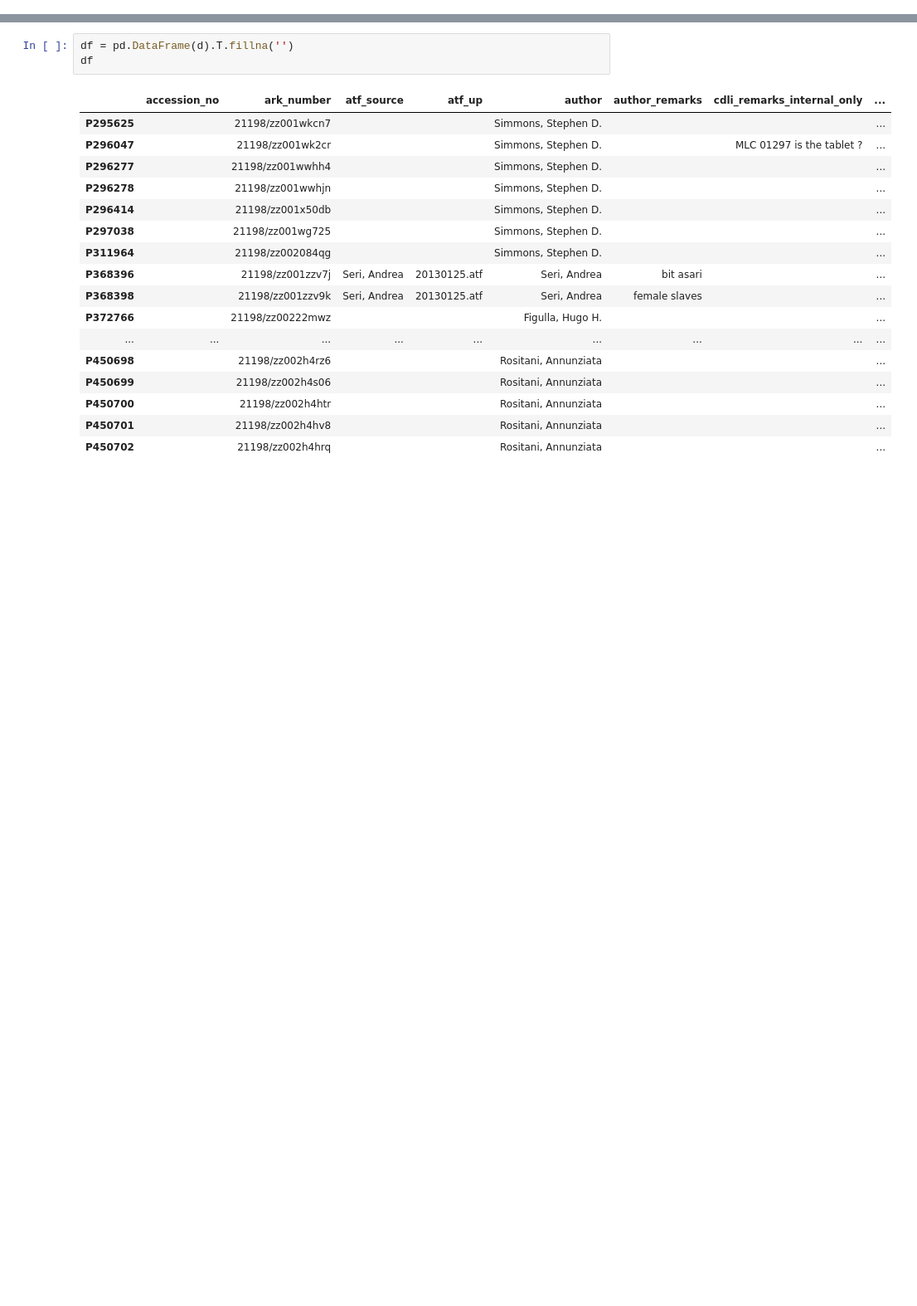
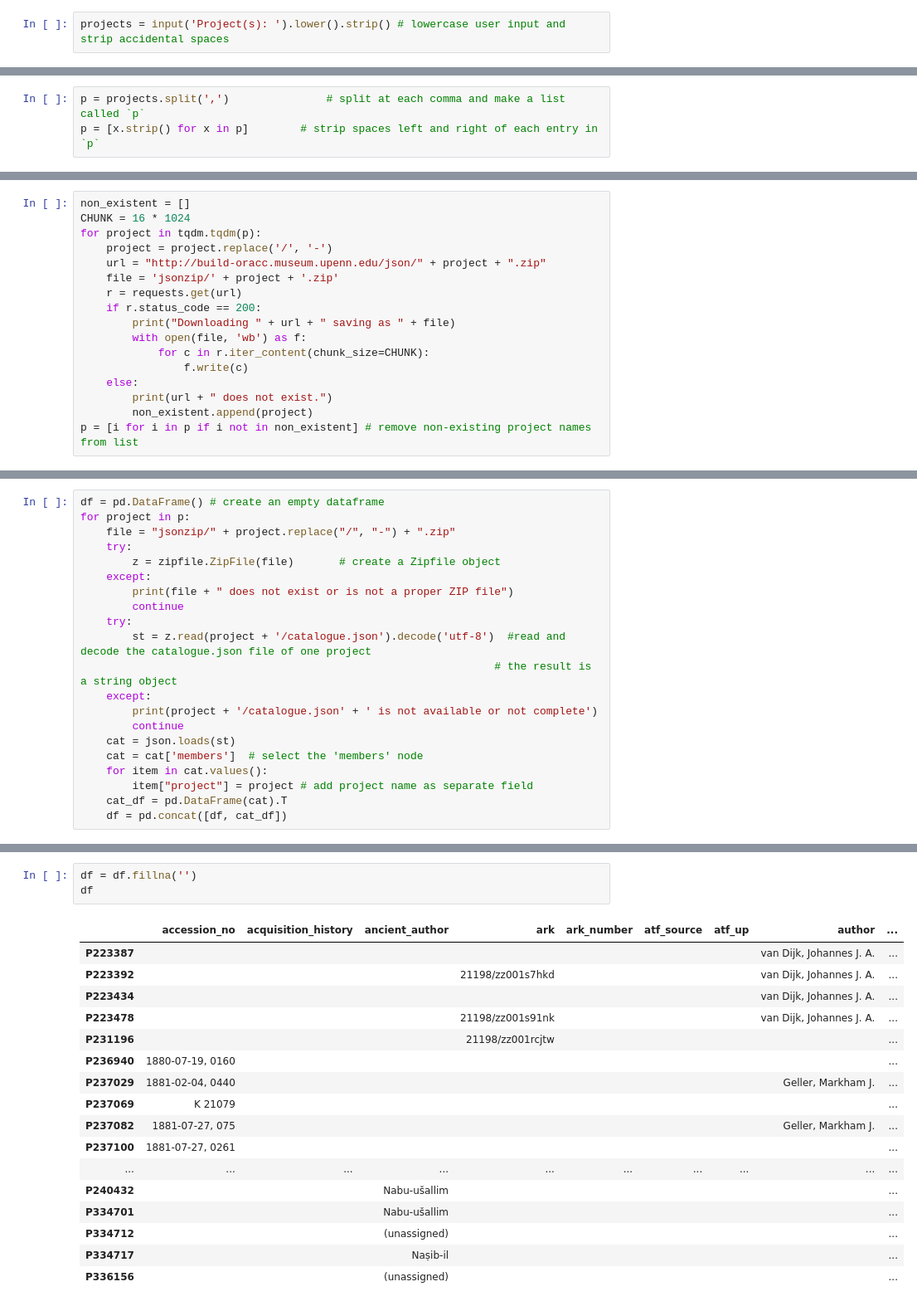
Before and after one commit to niekveldhuis/ORACC-JSON, a Jupyter notebook: json-cat.ipynb, the cells around one changed output, grey strips where cells are left out. Shown at 83% size. Saved outputs shown, nothing was run; the diff lists cells and outputs as text; blank space fills up the shorter version.

Commit message:
json-cat

```diff
--- a/json-cat.ipynb
+++ b/json-cat.ipynb
@@ -29,0 +34,2 @@ d = d['members']
+# %%
+projects = input('Project(s): ').lower().strip() # lowercase user input and strip accidental spaces
@@ -29,0 +41,3 @@ d = d['members']
+# %%
+p = projects.split(',')               # split at each comma and make a list called `p`
+p = [x.strip() for x in p]        # strip spaces left and right of each entry in `p`
@@ -29,0 +51,17 @@ d = d['members']
+# %%
+non_existent = []
+CHUNK = 16 * 1024
+for project in tqdm.tqdm(p):
+    project = project.replace('/', '-')
+    url = "http://build-oracc.museum.upenn.edu/json/" + project + ".zip"
+    file = 'jsonzip/' + project + '.zip'
+    r = requests.get(url)
+    if r.status_code == 200:
+        print("Downloading " + url + " saving as " + file)
+        with open(file, 'wb') as f:
+            for c in r.iter_content(chunk_size=CHUNK):
+                f.write(c)
+    else:
+        print(url + " does not exist.")
+        non_existent.append(project)
+p = [i for i in p if i not in non_existent] # remove non-existing project names from list
@@ -30,2 +77,23 @@ d = d['members']
+# %%
+df = pd.DataFrame() # create an empty dataframe
+for project in p:
+    file = "jsonzip/" + project.replace("/", "-") + ".zip"
+    try:
+        z = zipfile.ZipFile(file)       # create a Zipfile object
+    except:
+        print(file + " does not exist or is not a proper ZIP file")
+        continue
+    try:
+        st = z.read(project + '/catalogue.json').decode('utf-8')  #read and decode the catalogue.json file of one project
+                                                                # the result is a string object
+    except:
+        print(project + '/catalogue.json' + ' is not available or not complete')
+        continue
+    cat = json.loads(st)
+    cat = cat['members']  # select the 'members' node
+    for item in cat.values():
+        item["project"] = project # add project name as separate field
+    cat_df = pd.DataFrame(cat).T
+    df = pd.concat([df, cat_df])
 # %% [markdown]
 ## Create Dataframe
@@ -36,23 +104,23 @@ Creating a Dataframe is not necessary, one may also manipulate the dictionary di
 Example code for slicing the dictionary to select all entries that have `provenience = 'Ur'`:
 > `urcat = {key:value for key, value in d.items() if 'provenience' in d[key] and d[key]['provenience'] == 'Ur'}
 # %%
-df = pd.DataFrame(d).T.fillna('')
+df = df.fillna('')
 df
 # %% [output]
-|  | accession_no | ark_number | atf_source | atf_up | author | author_remarks | cdli_remarks_internal_only | ... |
-| P295625 |  | 21198/zz001wkcn7 |  |  | Simmons, Stephen D. |  |  | ... |
-| P296047 |  | 21198/zz001wk2cr |  |  | Simmons, Stephen D. |  | MLC 01297 is the tablet ? | ... |
-| P296277 |  | 21198/zz001wwhh4 |  |  | Simmons, Stephen D. |  |  | ... |
-| P296278 |  | 21198/zz001wwhjn |  |  | Simmons, Stephen D. |  |  | ... |
-| P296414 |  | 21198/zz001x50db |  |  | Simmons, Stephen D. |  |  | ... |
-| P297038 |  | 21198/zz001wg725 |  |  | Simmons, Stephen D. |  |  | ... |
-| P311964 |  | 21198/zz002084qg |  |  | Simmons, Stephen D. |  |  | ... |
-| P368396 |  | 21198/zz001zzv7j | Seri, Andrea | 20130125.atf | Seri, Andrea | bit asari |  | ... |
-| P368398 |  | 21198/zz001zzv9k | Seri, Andrea | 20130125.atf | Seri, Andrea | female slaves |  | ... |
-| P372766 |  | 21198/zz00222mwz |  |  | Figulla, Hugo H. |  |  | ... |
-| ... | ... | ... | ... | ... | ... | ... | ... | ... |
-| P450698 |  | 21198/zz002h4rz6 |  |  | Rositani, Annunziata |  |  | ... |
-| P450699 |  | 21198/zz002h4s06 |  |  | Rositani, Annunziata |  |  | ... |
-| P450700 |  | 21198/zz002h4htr |  |  | Rositani, Annunziata |  |  | ... |
-| P450701 |  | 21198/zz002h4hv8 |  |  | Rositani, Annunziata |  |  | ... |
-| P450702 |  | 21198/zz002h4hrq |  |  | Rositani, Annunziata |  |  | ... |
+|  | accession_no | acquisition_history | ancient_author | ark | ark_number | atf_source | atf_up | author | ... |
+| P223387 |  |  |  |  |  |  |  | van Dijk, Johannes J. A. | ... |
+| P223392 |  |  |  | 21198/zz001s7hkd |  |  |  | van Dijk, Johannes J. A. | ... |
+| P223434 |  |  |  |  |  |  |  | van Dijk, Johannes J. A. | ... |
+| P223478 |  |  |  | 21198/zz001s91nk |  |  |  | van Dijk, Johannes J. A. | ... |
+| P231196 |  |  |  | 21198/zz001rcjtw |  |  |  |  | ... |
+| P236940 | 1880-07-19, 0160 |  |  |  |  |  |  |  | ... |
+| P237029 | 1881-02-04, 0440 |  |  |  |  |  |  | Geller, Markham J. | ... |
+| P237069 | K 21079 |  |  |  |  |  |  |  | ... |
+| P237082 | 1881-07-27, 075 |  |  |  |  |  |  | Geller, Markham J. | ... |
+| P237100 | 1881-07-27, 0261 |  |  |  |  |  |  |  | ... |
+| ... | ... | ... | ... | ... | ... | ... | ... | ... | ... |
+| P240432 |  |  | Nabu-ušallim |  |  |  |  |  | ... |
+| P334701 |  |  | Nabu-ušallim |  |  |  |  |  | ... |
+| P334712 |  |  | (unassigned) |  |  |  |  |  | ... |
+| P334717 |  |  | Naṣib-il |  |  |  |  |  | ... |
+| P336156 |  |  | (unassigned) |  |  |  |  |  | ... |
```
Also changed, not shown: parts of 23 cells of this notebook.
